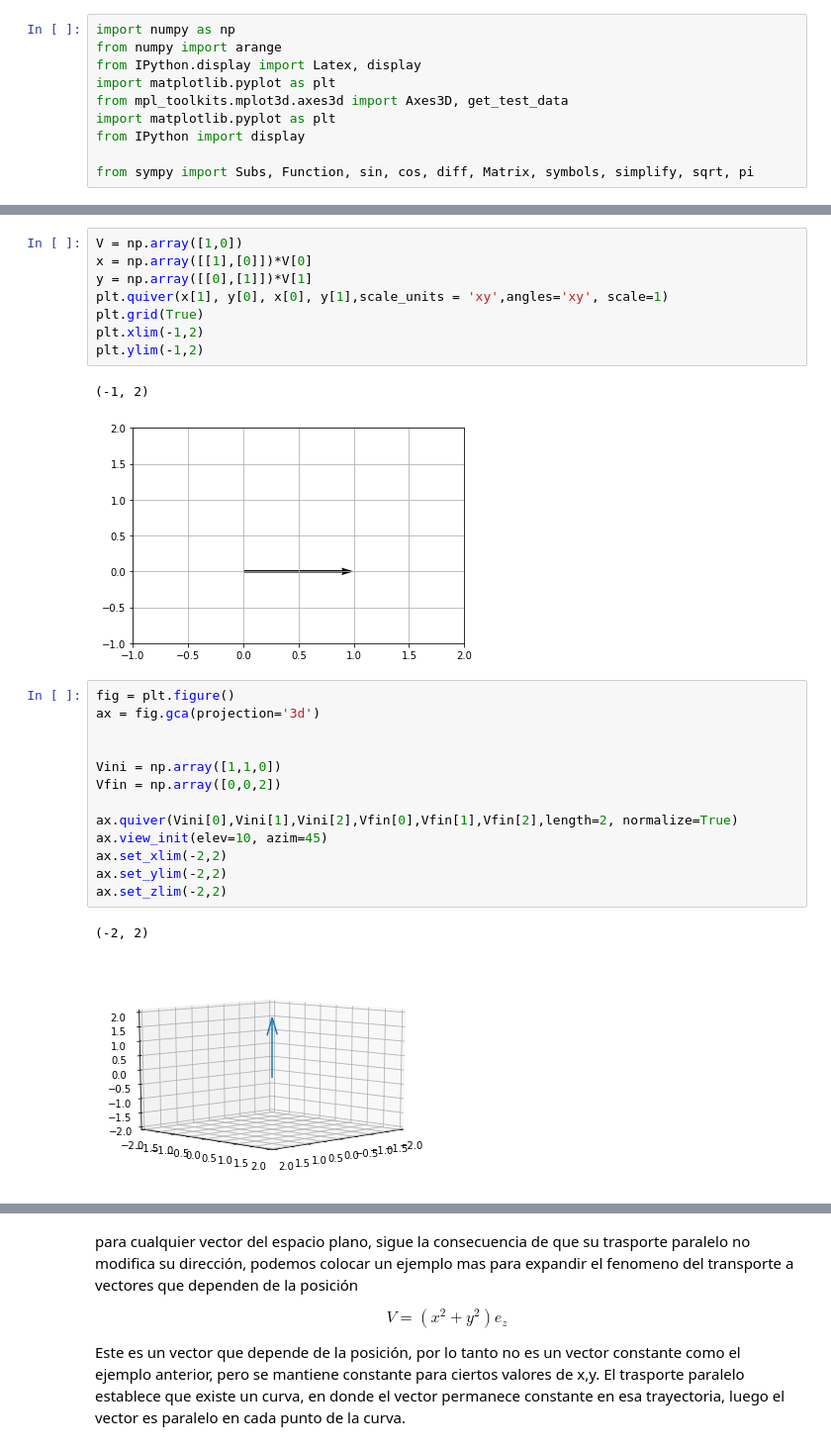
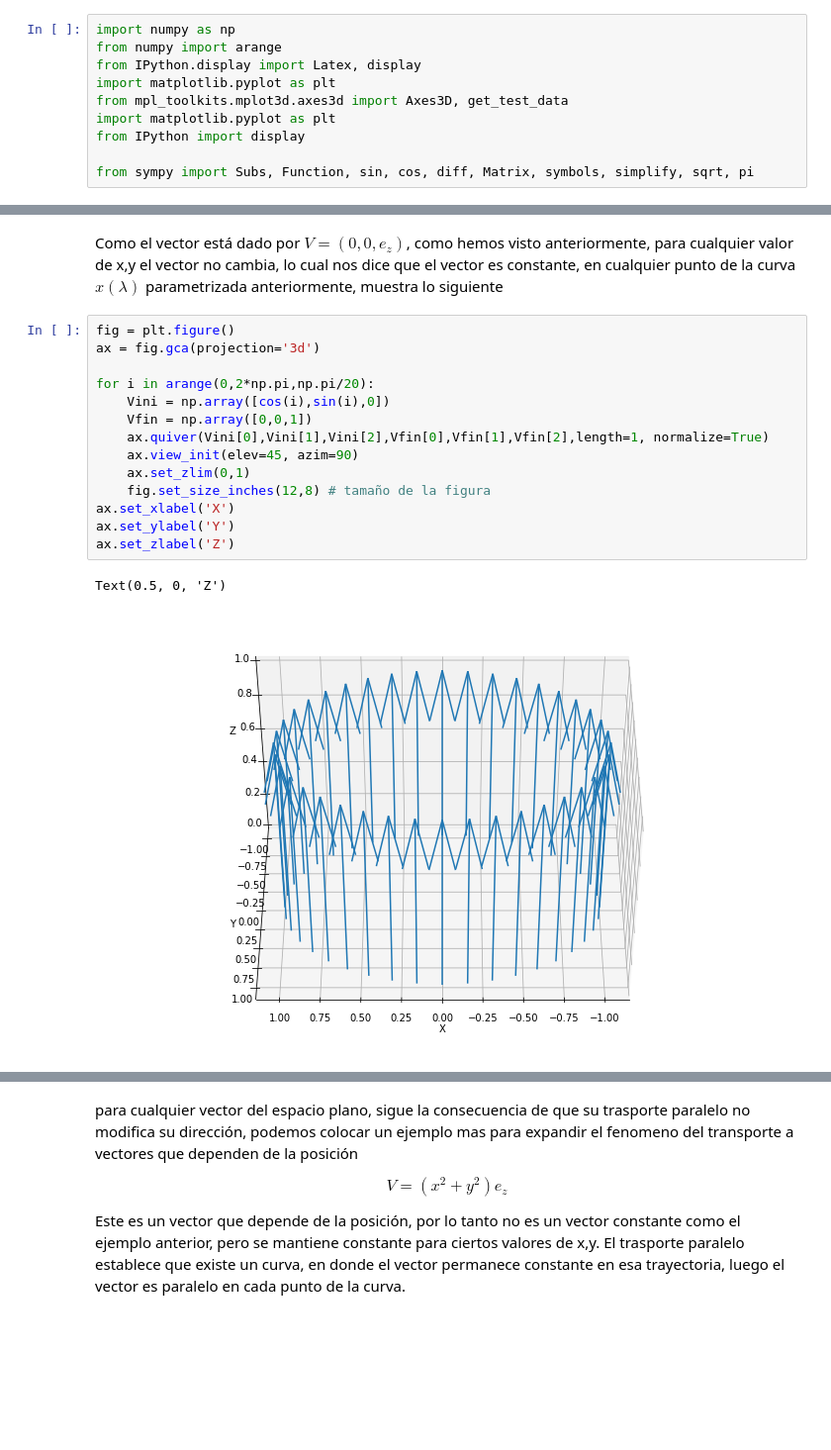
Before and after one commit to yorlingarcia/Proyecto_Computacional, a Jupyter notebook: Transporte_paralelo.ipynb, the cells around one changed output, grey strips where cells are left out. Shown: that part at 99% size. Cells and saved outputs as stored; diff of their text form; blank space fills up the shorter version.

```diff
--- a/Transporte_paralelo.ipynb
+++ b/Transporte_paralelo.ipynb
@@ -114,28 +117,20 @@ array([6])
-# %%
-V = np.array([1,0])
-x = np.array([[1],[0]])*V[0]
-y = np.array([[0],[1]])*V[1]
-plt.quiver(x[1], y[0], x[0], y[1],scale_units = 'xy',angles='xy', scale=1)
-plt.grid(True)
-plt.xlim(-1,2)
-plt.ylim(-1,2)
-# %% [output]
-(-1, 2)
-[figure, removed]
+# %% [markdown]
+Como el vector está dado por $V = (0,0,e_z)$, como hemos visto anteriormente, para cualquier valor de x,y el vector no cambia, lo cual nos dice que el vector es constante, en cualquier punto de la curva $x(\lambda)$ parametrizada anteriormente, muestra lo siguiente
 # %%
 fig = plt.figure()
 ax = fig.gca(projection='3d')
 
-
-Vini = np.array([1,1,0])
-Vfin = np.array([0,0,2])
-
-ax.quiver(Vini[0],Vini[1],Vini[2],Vfin[0],Vfin[1],Vfin[2],length=2, normalize=True)
-ax.view_init(elev=10, azim=45)
-ax.set_xlim(-2,2)
-ax.set_ylim(-2,2)
-ax.set_zlim(-2,2)
+for i in arange(0,2*np.pi,np.pi/20):
+    Vini = np.array([cos(i),sin(i),0])
+    Vfin = np.array([0,0,1])
+    ax.quiver(Vini[0],Vini[1],Vini[2],Vfin[0],Vfin[1],Vfin[2],length=1, normalize=True)
+    ax.view_init(elev=45, azim=90)
+    ax.set_zlim(0,1)
+    fig.set_size_inches(12,8) # tamaño de la figura
+ax.set_xlabel('X')
+ax.set_ylabel('Y')
+ax.set_zlabel('Z')
 # %% [output]
-(-2, 2)
+Text(0.5, 0, 'Z')
-[figure, old version]
+[figure, new version]
 # %%
```
Also changed, not shown: parts of 28 cells of this notebook, 3 other files.
